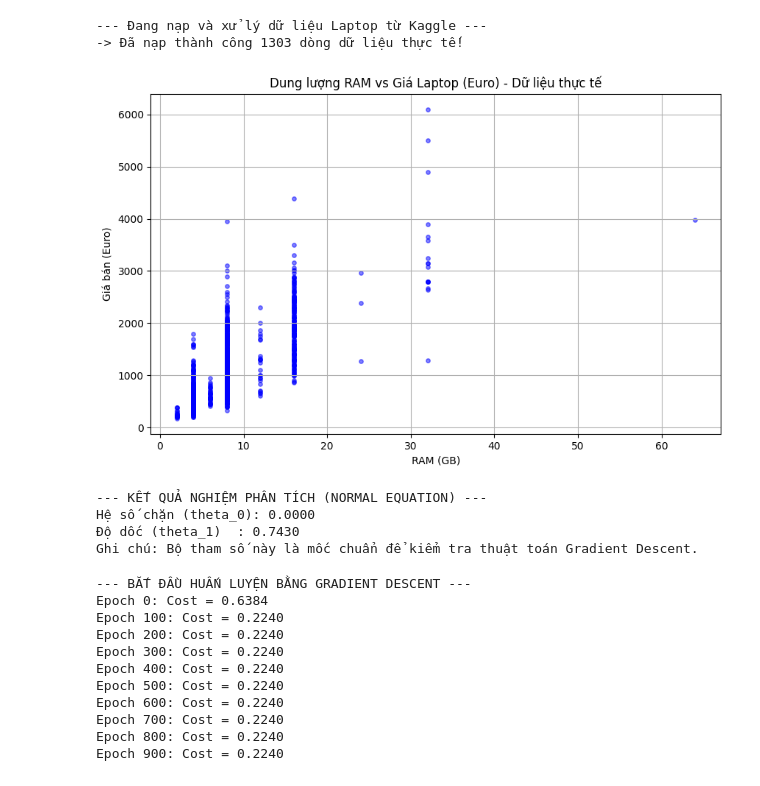
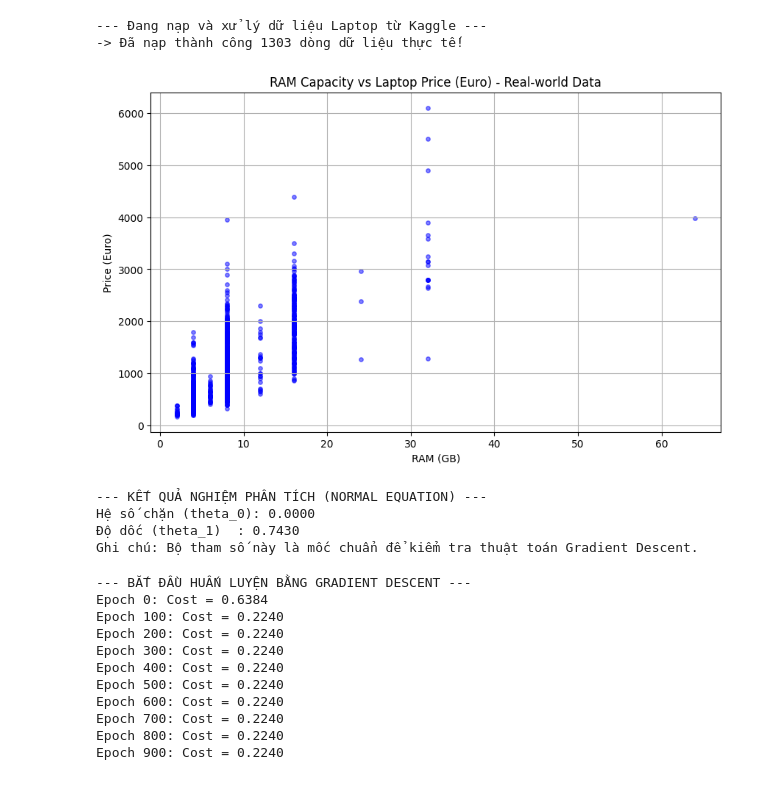
Before and after one commit to trantrikien1/MAI391-Linear-Regression, a Jupyter notebook: data_prep.ipynb, the cells around one changed output. Cells and saved outputs as stored; diff of their text form; code cells hidden in the pictures.

```diff
--- a/data_prep.ipynb
+++ b/data_prep.ipynb
@@ -19,37 +19,37 @@ X_raw = df['Ram'].values.reshape(-1, 1)
 y_raw = df['Price_euros'].values.reshape(-1, 1)
 
 print(f"-> Đã nạp thành công {len(df)} dòng dữ liệu thực tế!")
 
 # --- Khám phá dữ liệu (EDA) ---
 plt.figure(figsize=(10, 6))
 plt.scatter(X_raw, y_raw, alpha=0.5, color='blue', s=15)
-plt.title("Dung lượng RAM vs Giá Laptop (Euro) - Dữ liệu thực tế")
-plt.xlabel("RAM (GB)")
-plt.ylabel("Giá bán (Euro)")
+plt.title("RAM Capacity vs Laptop Price (Euro) - Real-world Data") # Đã đổi tên biểu đồ
+plt.xlabel("RAM (GB)") # Trục X
+plt.ylabel("Price (Euro)") # Đã đổi tên trục Y
 plt.grid(True)
 plt.show()
 
 # ==========================================
 # CHUẨN HÓA Z-SCORE VÀ TÍNH NORMAL EQUATION
 # ==========================================
 X_mean, X_std = np.mean(X_raw), np.std(X_raw)
 y_mean, y_std = np.mean(y_raw), np.std(y_raw)
 
 X_scaled = (X_raw - X_mean) / X_std
 y_scaled = (y_raw - y_mean) / y_std
 
 # Tính Normal Equation
 X_b = np.c_[np.ones((len(X_scaled), 1)), X_scaled]
 theta_analytical = np.linalg.inv(X_b.T.dot(X_b)).dot(X_b.T).dot(y_scaled)
 
 print("\n--- KẾT QUẢ NGHIỆM PHÂN TÍCH (NORMAL EQUATION) ---")
 print(f"Hệ số chặn (theta_0): {theta_analytical[0][0]:.4f}")
 print(f"Độ dốc (theta_1)  : {theta_analytical[1][0]:.4f}")
 print("Ghi chú: Bộ tham số này là mốc chuẩn để kiểm tra thuật toán Gradient Descent.")
 # %% [output]
 --- Đang nạp và xử lý dữ liệu Laptop từ Kaggle ---
 -> Đã nạp thành công 1303 dòng dữ liệu thực tế!
-[figure, old version]
+[figure, new version]
 --- KẾT QUẢ NGHIỆM PHÂN TÍCH (NORMAL EQUATION) ---
 Hệ số chặn (theta_0): 0.0000
 Độ dốc (theta_1)  : 0.7430
```
Also changed, not shown: parts of 2 cells of this notebook.
